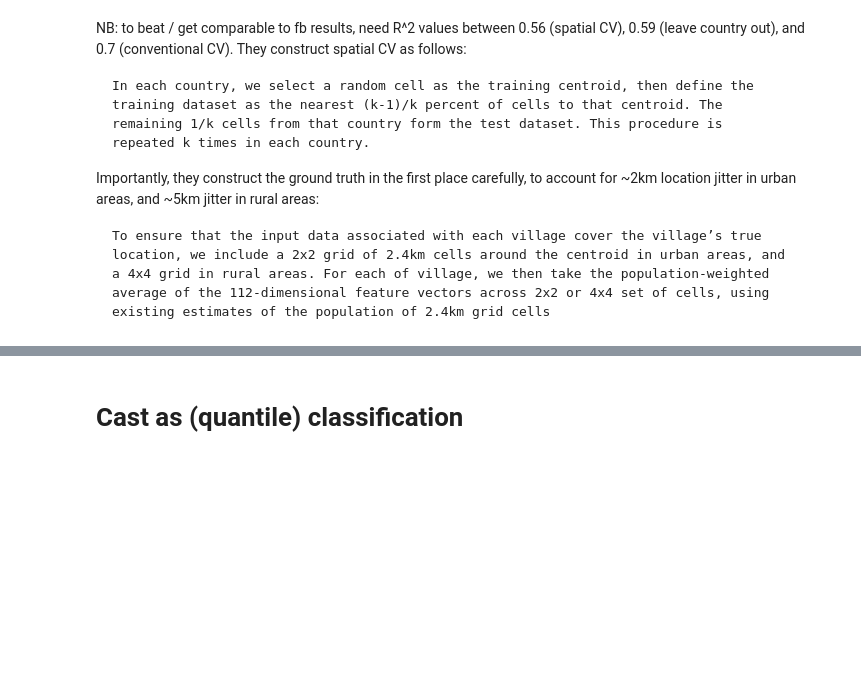
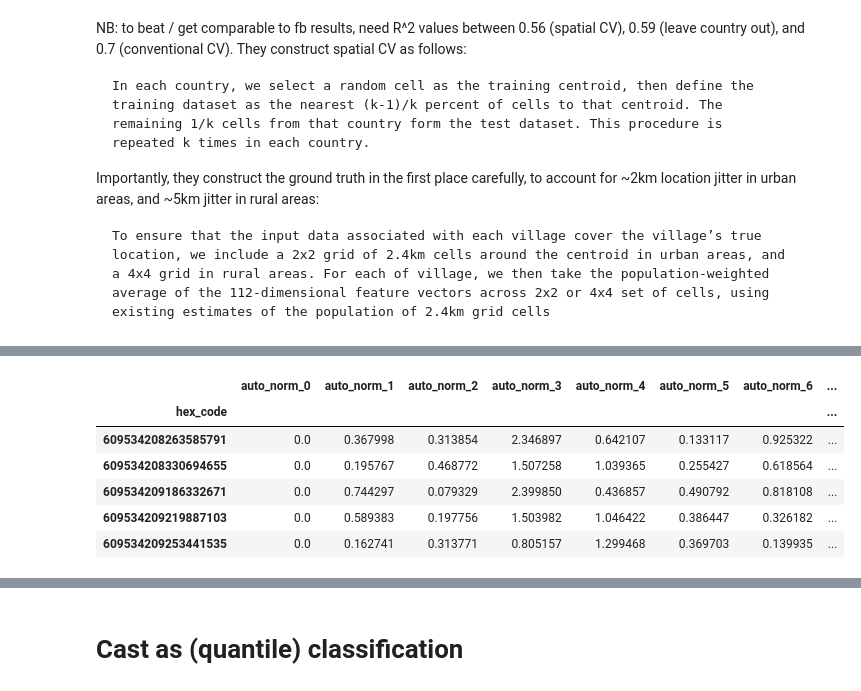
Before and after one commit to DSSGxUK/s22_savethechildren, a Jupyter notebook: notebooks/model_sandbox.ipynb, the cells around one changed output, grey strips where cells are left out. Drawn from its saved outputs; the diff is of its cells as text; code cells hidden in the pictures; blank space fills up the shorter version.

```diff
--- a/notebooks/model_sandbox.ipynb
+++ b/notebooks/model_sandbox.ipynb
@@ -40,0 +64,10 @@ thr_df = pd.read_csv(thr_data)
+# %%
+auto_norm.head()
+# %% [output]
+|  | auto_norm_0 | auto_norm_1 | auto_norm_2 | auto_norm_3 | auto_norm_4 | auto_norm_5 | auto_norm_6 | ... |
+| hex_code |  |  |  |  |  |  |  | ... |
+| 609534208263585791 | 0.0 | 0.367998 | 0.313854 | 2.346897 | 0.642107 | 0.133117 | 0.925322 | ... |
+| 609534208330694655 | 0.0 | 0.195767 | 0.468772 | 1.507258 | 1.039365 | 0.255427 | 0.618564 | ... |
+| 609534209186332671 | 0.0 | 0.744297 | 0.079329 | 2.399850 | 0.436857 | 0.490792 | 0.818108 | ... |
+| 609534209219887103 | 0.0 | 0.589383 | 0.197756 | 1.503982 | 1.046422 | 0.386447 | 0.326182 | ... |
+| 609534209253441535 | 0.0 | 0.162741 | 0.313771 | 0.805157 | 1.299468 | 0.369703 | 0.139935 | ... |
```
Also changed, not shown: parts of 6 cells of this notebook, 2 other files.
